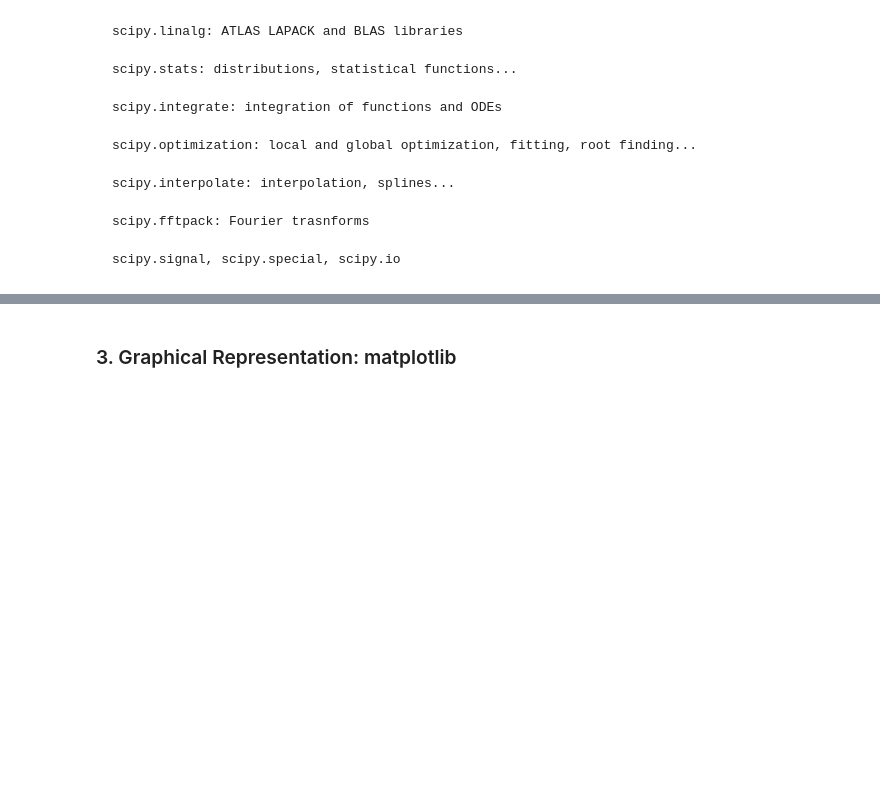
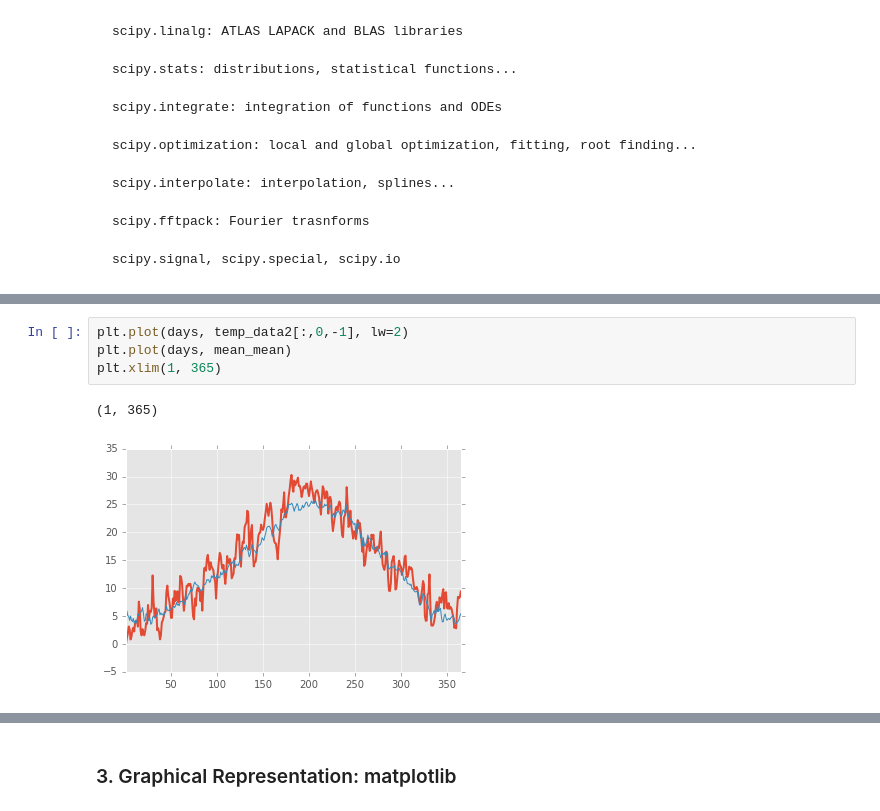
Before and after one commit to AeroPython/basic-python-packages-for-science, a Jupyter notebook: Basic Python Packages for Science.ipynb, the cells around one changed output, grey strips where cells are left out. Cells and saved outputs as stored; diff of their text form; blank space fills up the shorter version.

```diff
--- a/Basic Python Packages for Science.ipynb
+++ b/Basic Python Packages for Science.ipynb
@@ -368,0 +446,7 @@ scipy.signal, scipy.special, scipy.io
+# %%
+plt.plot(days, temp_data2[:,0,-1], lw=2)
+plt.plot(days, mean_mean)
+plt.xlim(1, 365)
+# %% [output]
+(1, 365)
+[figure, added]
```
Also changed, not shown: parts of 21 cells of this notebook, 2 other files.
